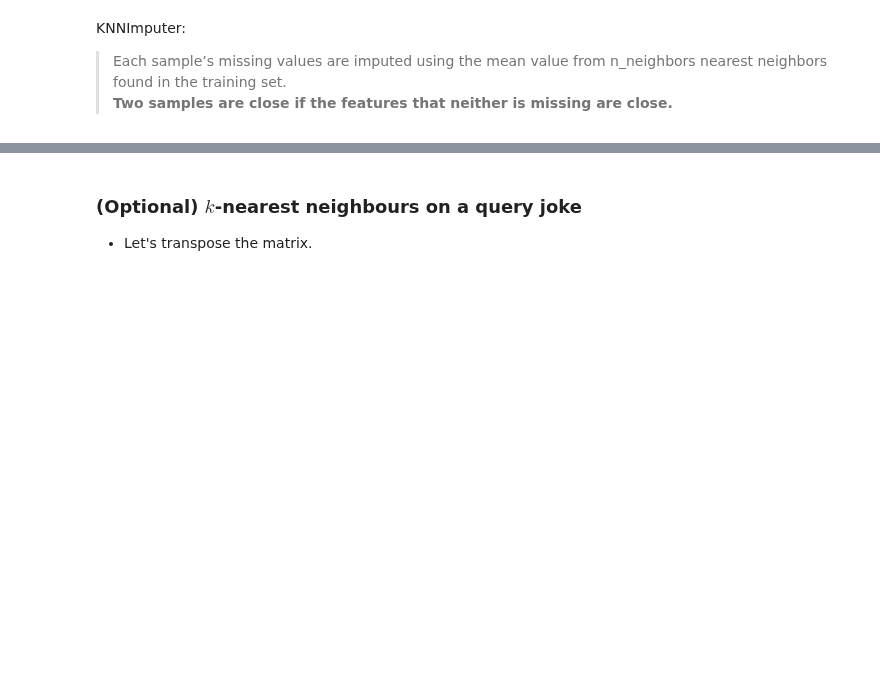
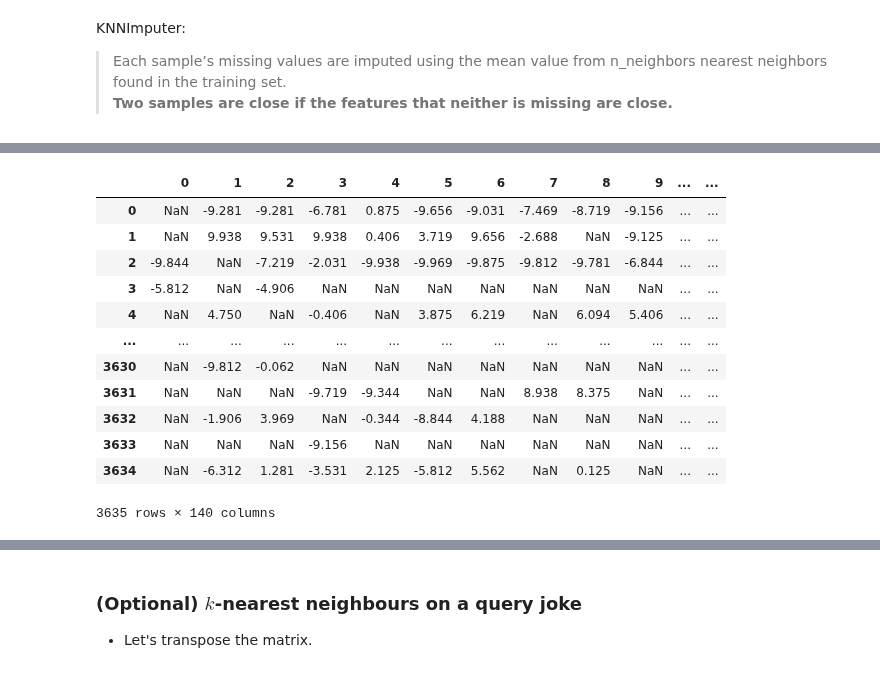
Before and after one commit to UBC-CS/cpsc330-2022W2, a Jupyter notebook: lectures/AmirAbdi/16_recommender-systems.ipynb, the cells around one changed output, grey strips where cells are left out. Drawn from its saved outputs; the diff is of its cells as text; code cells hidden in the pictures; blank space fills up the shorter version.

```diff
--- a/lectures/AmirAbdi/16_recommender-systems.ipynb
+++ b/lectures/AmirAbdi/16_recommender-systems.ipynb
@@ -370,2 +463,18 @@ train_mat_imp = imputer.fit_transform(train_mat)
+# %%
+pd.DataFrame(train_mat)
+# %% [output]
+|  | 0 | 1 | 2 | 3 | 4 | 5 | 6 | 7 | 8 | 9 | ... | ... |
+| 0 | NaN | -9.281 | -9.281 | -6.781 | 0.875 | -9.656 | -9.031 | -7.469 | -8.719 | -9.156 | ... | ... |
+| 1 | NaN | 9.938 | 9.531 | 9.938 | 0.406 | 3.719 | 9.656 | -2.688 | NaN | -9.125 | ... | ... |
+| 2 | -9.844 | NaN | -7.219 | -2.031 | -9.938 | -9.969 | -9.875 | -9.812 | -9.781 | -6.844 | ... | ... |
+| 3 | -5.812 | NaN | -4.906 | NaN | NaN | NaN | NaN | NaN | NaN | NaN | ... | ... |
+| 4 | NaN | 4.750 | NaN | -0.406 | NaN | 3.875 | 6.219 | NaN | 6.094 | 5.406 | ... | ... |
+| ... | ... | ... | ... | ... | ... | ... | ... | ... | ... | ... | ... | ... |
+| 3630 | NaN | -9.812 | -0.062 | NaN | NaN | NaN | NaN | NaN | NaN | NaN | ... | ... |
+| 3631 | NaN | NaN | NaN | -9.719 | -9.344 | NaN | NaN | 8.938 | 8.375 | NaN | ... | ... |
+| 3632 | NaN | -1.906 | 3.969 | NaN | -0.344 | -8.844 | 4.188 | NaN | NaN | NaN | ... | ... |
+| 3633 | NaN | NaN | NaN | -9.156 | NaN | NaN | NaN | NaN | NaN | NaN | ... | ... |
+| 3634 | NaN | -6.312 | 1.281 | -3.531 | 2.125 | -5.812 | 5.562 | NaN | 0.125 | NaN | ... | ... |
+3635 rows × 140 columns
 # %%
 pd.DataFrame(train_mat_imp)
```
Also changed, not shown: parts of 57 cells of this notebook, 3 other files.
